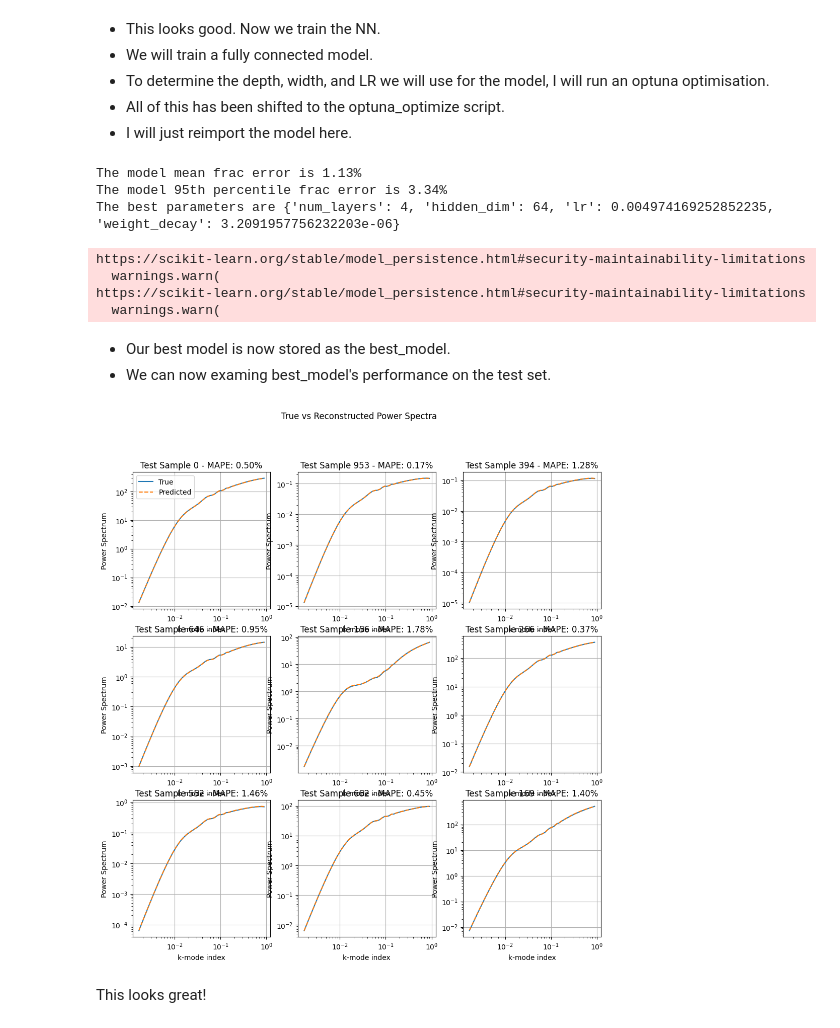
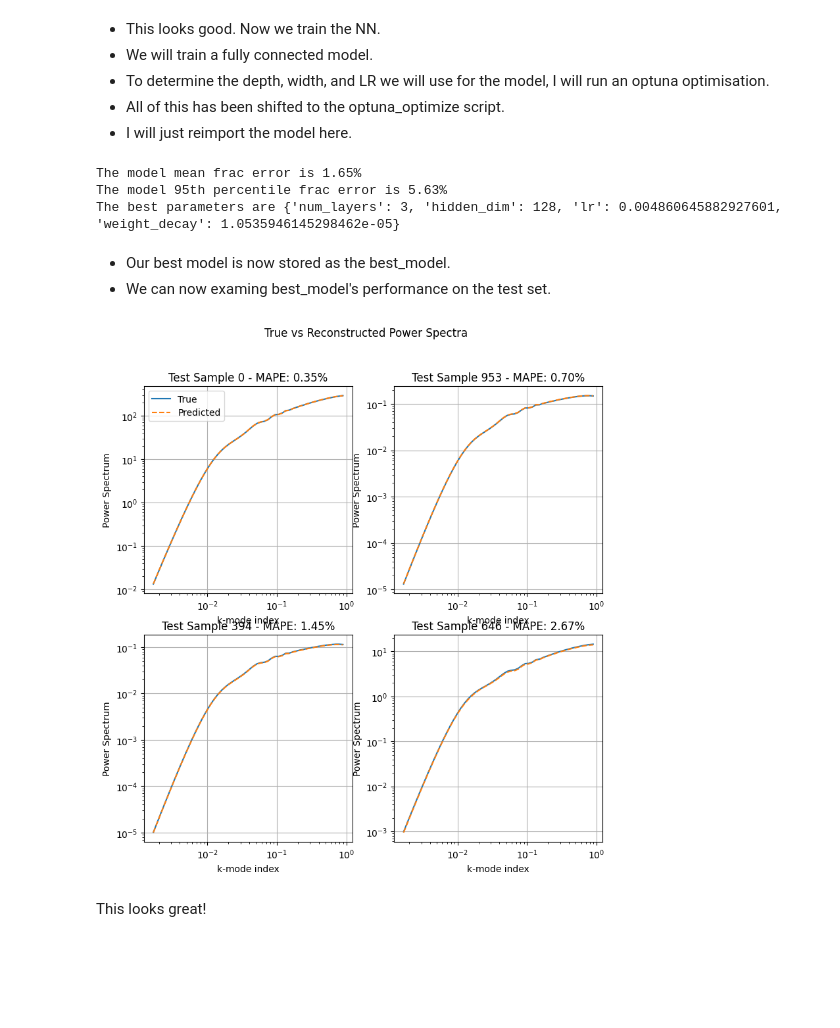
Before and after one commit to JoeyWee1/Machine-Learning-Enhanced-Inference-of-the-21-cm-Power-Spectrum-at-Cosmic-Dawn, a Jupyter notebook: ML_inference.ipynb, the cells around one changed output. Cells and saved outputs as stored; diff of their text form; code cells hidden in the pictures; blank space fills up the shorter version.

```diff
--- a/ML_inference.ipynb
+++ b/ML_inference.ipynb
@@ -92,7 +92,7 @@ plt.show()
 - Since the power spectra vary across several orders of magnitude, it is prudent to work with the logarithm.
 # %%
 from helpers.preprocess import preprocess
-processed = preprocess(raw_data, n_comp=10, log_power=True)
+processed = preprocess(raw_data, n_comp=6, log_power=True)
 # %% [markdown]
 - Now we apply PCA on this data
 # %%
@@ -359,7 +359,7 @@ import pickle
 from helpers.emulator import Emulator
 from helpers.evaluate_model import evaluate_model
 
-checkpoint = torch.load("optuna_outputs/10pca/best_model_run100_reconstruction_log_1.13pct.pt",
+checkpoint = torch.load("optuna_outputs/local_run/best_model_run50_reconstruction_log_1.65pct.pt",
                          map_location="cpu")
 
 model = Emulator(
@@ -371,7 +371,7 @@ model = Emulator(
 model.load_state_dict(checkpoint["model_state_dict"])
 model.eval()
 
-with open("optuna_outputs/10pca/preprocessing_run100_reconstruction_log_1.13pct.pkl", "rb") as f:
+with open("optuna_outputs/local_run/preprocessing_run50_reconstruction_log_1.65pct.pkl", "rb") as f:
     preproc = pickle.load(f)
 
 model_evaluation_data = evaluate_model(model, processed, raw_data, device="cpu")
@@ -379,22 +379,18 @@ print(f"The model mean frac error is {model_evaluation_data['mean_percentage_err
 print(f"The model 95th percentile frac error is {model_evaluation_data['p95_percentage_error']:.2f}%")
 print(f"The best parameters are {checkpoint['best_params']}")
 # %% [output]
-The model mean frac error is 1.13%
-The model 95th percentile frac error is 3.34%
-The best parameters are {'num_layers': 4, 'hidden_dim': 64, 'lr': 0.004974169252852235, 'weight_decay': 3.2091957756232203e-06}
+The model mean frac error is 1.65%
+The model 95th percentile frac error is 5.63%
+The best parameters are {'num_layers': 3, 'hidden_dim': 128, 'lr': 0.004860645882927601, 'weight_decay': 1.0535946145298462e-05}
-https://scikit-learn.org/stable/model_persistence.html#security-maintainability-limitations
-  warnings.warn(
-https://scikit-learn.org/stable/model_persistence.html#security-maintainability-limitations
-  warnings.warn(
 # %% [markdown]
 - Our best model is now stored as the best_model.
 - We can now examing best_model's performance on the test set.
 # %%
 from helpers.plotting import plot_reconstructions
 
-plot_reconstructions(model_evaluation_data, raw_data, 3)
+plot_reconstructions(model_evaluation_data, raw_data, 2)
 # %% [output]
-[figure, old version]
+[figure, new version]
 # %% [markdown]
 This looks great!
 # %%
```
Also changed, not shown: parts of 6 cells of this notebook, 4 other files.
